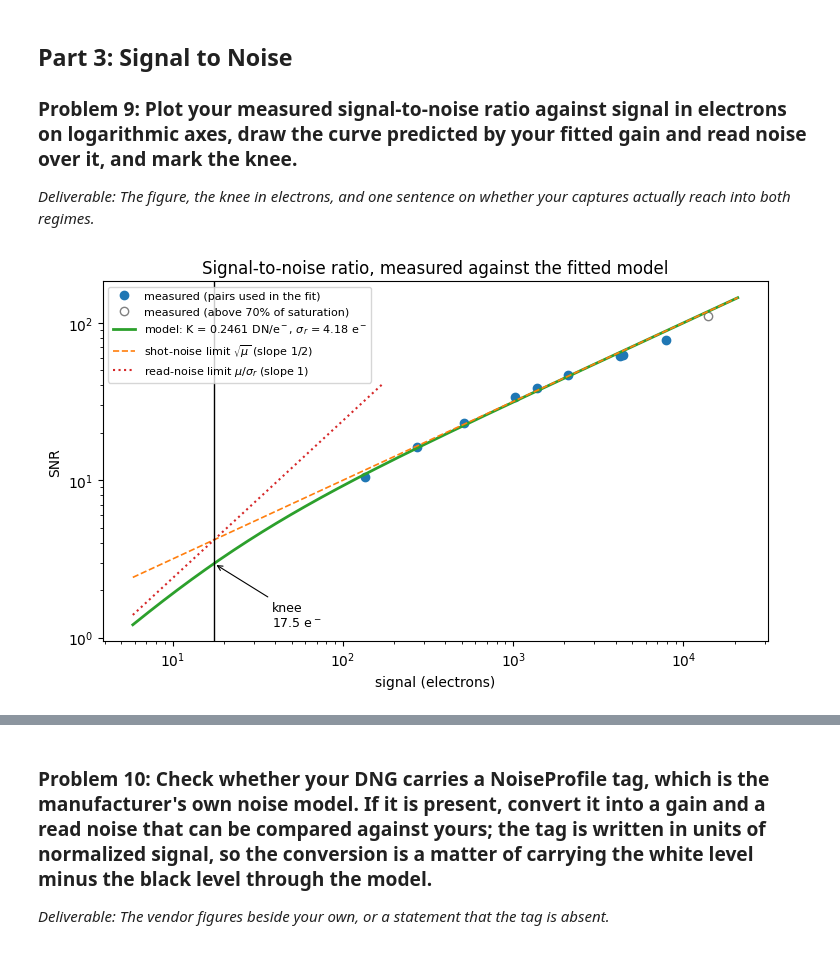
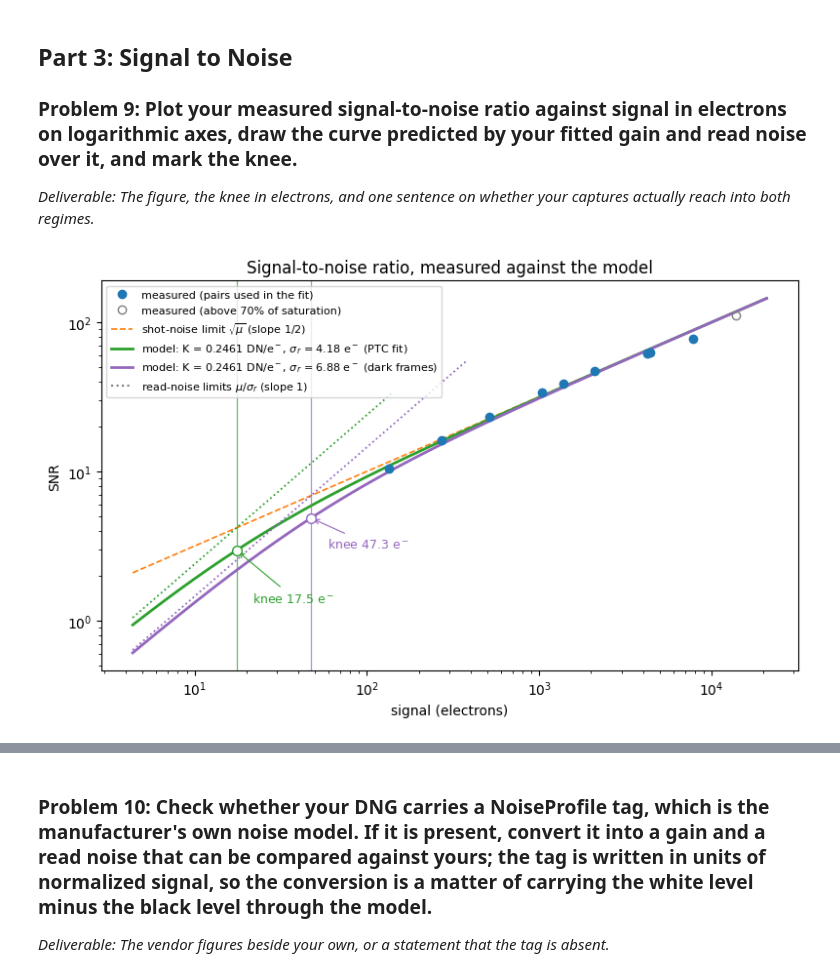
Before and after one commit to Jon-Knapp/EE513, a Jupyter notebook: Project 1/Noise_and_Linear_Light.ipynb, the cells around one changed output, grey strips where cells are left out. Drawn from its saved outputs; the diff is of its cells as text; code cells hidden in the pictures.

```diff
--- a/Project 1/Noise_and_Linear_Light.ipynb
+++ b/Project 1/Noise_and_Linear_Light.ipynb
@@ -1067,52 +1069,67 @@ The variance-turnover cross-check is not available here. The brightest pair (96%
 ### Problem 9: Plot your measured signal-to-noise ratio against signal in electrons on logarithmic axes, draw the curve predicted by your fitted gain and read noise over it, and mark the knee.
 _Deliverable: The figure, the knee in electrons, and one sentence on whether your captures actually reach into both regimes._
 # %%
-K, R = ptc_fit["K"], ptc_fit["read"]
-knee_e = R**2                                   # shot variance = read variance here
+K = ptc_fit["K"]
+R_fit = ptc_fit["read"]          # read noise from the PTC fit: the model this item asks for
+R_dark = read_dark_e             # read noise from the dark frames (item 6 cross-check, used in item 8)
+knee_fit, knee_dark = R_fit**2, R_dark**2     # the knee: shot variance mu equals read variance sigma_r^2
 
-snr_df = ptc_df[["pair", "exposure", "mean_DN", "variance_DN2"]].copy()
+
+def snr_model(mu, read):
+    return mu / np.sqrt(mu + read**2)
+
+
+snr_df = ptc_df[["pair", "sheets", "exposure", "mean_DN", "variance_DN2"]].copy()
 snr_df = snr_df[(snr_df.mean_DN > 0) & (snr_df.variance_DN2 > 0)]
 snr_df["signal_e"] = snr_df.mean_DN / K
 snr_df["snr_measured"] = snr_df.mean_DN / np.sqrt(snr_df.variance_DN2)
-snr_df["snr_model"] = snr_df.signal_e / np.sqrt(snr_df.signal_e + R**2)
+snr_df["snr_model_fit"] = snr_model(snr_df.signal_e, R_fit)
+snr_df["snr_model_dark"] = snr_model(snr_df.signal_e, R_dark)
 snr_df["in_fit"] = snr_df.mean_DN < 0.70 * FULL_SCALE
-snr_df["regime"] = np.where(snr_df.signal_e < knee_e, "read-noise", "shot-noise")
 
-mu = np.geomspace(min(snr_df.signal_e.min(), knee_e) / 3, snr_df.signal_e.max() * 1.5, 300)
-mu_low = mu[mu < 10 * knee_e]                   # draw the read-noise asymptote only near the knee
+mu = np.geomspace(min(knee_fit, knee_dark) / 4, snr_df.signal_e.max() * 1.5, 300)
 
-fig, ax = plt.subplots(figsize=(7.5, 4.6))
+fig, ax = plt.subplots(figsize=(8, 5))
 fit_pts, out_pts = snr_df[snr_df.in_fit], snr_df[~snr_df.in_fit]
-ax.loglog(fit_pts.signal_e, fit_pts.snr_measured, "o", ms=6, color="tab:blue",
+ax.loglog(fit_pts.signal_e, fit_pts.snr_measured, "o", ms=6, color="tab:blue", zorder=4,
           label="measured (pairs used in the fit)")
 if len(out_pts):
-    ax.loglog(out_pts.signal_e, out_pts.snr_measured, "o", ms=6, mfc="none", color="gray",
+    ax.loglog(out_pts.signal_e, out_pts.snr_measured, "o", ms=6, mfc="none", color="gray", zorder=4,
               label="measured (above 70% of saturation)")
-ax.loglog(mu, mu / np.sqrt(mu + R**2), "-", lw=2, color="tab:green",
-          label=f"model: K = {K:.4f} DN/e$^-$, $\\sigma_r$ = {R:.2f} e$^-$")
 ax.loglog(mu, np.sqrt(mu), "--", lw=1.2, color="tab:orange",
           label=r"shot-noise limit $\sqrt{\mu}$ (slope 1/2)")
-ax.loglog(mu_low, mu_low / R, ":", lw=1.5, color="tab:red",
-          label=r"read-noise limit $\mu/\sigma_r$ (slope 1)")
-ax.axvline(knee_e, color="k", lw=1)
-ax.annotate(f"knee\n{knee_e:.1f} e$^-$", xy=(knee_e, knee_e / np.sqrt(2 * knee_e)),
-            xytext=(knee_e * 2.2, knee_e / np.sqrt(2 * knee_e) / 2.5), fontsize=9,
-            arrowprops=dict(arrowstyle="->", lw=0.8))
+for read, knee, color, name, dy in ((R_fit, knee_fit, "tab:green", "PTC fit", -38),
+                                    (R_dark, knee_dark, "tab:purple", "dark frames", -22)):
+    ax.loglog(mu, snr_model(mu, read), "-", lw=2, color=color,
+              label=f"model: K = {K:.4f} DN/e$^-$, $\\sigma_r$ = {read:.2f} e$^-$ ({name})")
+    near = mu[mu < 8 * knee]
+    ax.loglog(near, near / read, ":", lw=1.3, color=color)          # read-noise limit, slope 1
+    ax.axvline(knee, color=color, lw=0.9, alpha=0.7)
+    ax.plot(knee, np.sqrt(knee / 2), "o", ms=7, mfc="white", color=color, zorder=5)  # SNR = sqrt(mu/2)
+    ax.annotate(f"knee {knee:.1f} e$^-$", xy=(knee, np.sqrt(knee / 2)), xytext=(12, dy),
+                textcoords="offset points", fontsize=9, color=color,
+                arrowprops=dict(arrowstyle="->", lw=0.8, color=color))
+ax.plot([], [], ":", color="gray", label=r"read-noise limits $\mu/\sigma_r$ (slope 1)")
 ax.set_xlabel("signal (electrons)")
 ax.set_ylabel("SNR")
-ax.set_title("Signal-to-noise ratio, measured against the fitted model")
+ax.set_title("Signal-to-noise ratio, measured against the model")
 ax.legend(fontsize=8, loc="upper left")
 fig.tight_layout()
 fig.savefig("hw3_item9_snr.png", dpi=150, bbox_inches="tight")
 plt.show()
 
-rel_err = (snr_df.snr_measured - snr_df.snr_model) / snr_df.snr_model
-counts = snr_df.regime.value_counts()
-print(f"Knee: mu = sigma_r^2 = {knee_e:.1f} e-  ({knee_e * K:.2f} DN above black)")
-print(f"Signal range measured: {snr_df.signal_e.min():.1f} to {snr_df.signal_e.max():,.0f} e-")
-print(f"Pairs below the knee (read-noise regime): {counts.get('read-noise', 0)}; "
-      f"above (shot-noise regime): {counts.get('shot-noise', 0)}")
-print(f"Median |measured - model| / model: {100 * np.median(np.abs(rel_err[snr_df.in_fit])):.1f}% "
-      f"over the fitted pairs")
+darkest = snr_df.iloc[snr_df.signal_e.argmin()]
+print(f"Knee, PTC-fit read noise:    mu = sigma_r^2 = {knee_fit:.1f} e-  ({knee_fit * K:.1f} DN above black)")
+print(f"Knee, dark-frame read noise: mu = sigma_r^2 = {knee_dark:.1f} e-  ({knee_dark * K:.1f} DN above black)")
+print(f"Signal range measured: {snr_df.signal_e.min():.0f} to {snr_df.signal_e.max():,.0f} e-; "
+      f"darkest pair is {darkest.signal_e / knee_dark:.1f}x the higher knee")
+print(f"Pairs below the knee (read-noise regime): {(snr_df.signal_e < max(knee_fit, knee_dark)).sum()} "
+      f"of {len(snr_df)}")
+print(f"Darkest pair: SNR {darkest.snr_measured:.2f} measured, {np.sqrt(darkest.signal_e):.2f} for pure "
+      f"shot noise, {darkest.snr_model_fit:.2f} / {darkest.snr_model_dark:.2f} for the fit / dark-frame model")
+for col, name in (("snr_model_fit", "PTC-fit"), ("snr_model_dark", "dark-frame")):
+    err = (snr_df.snr_measured - snr_df[col]) / snr_df[col]
+    print(f"Median |measured - model| / model, {name} read noise: "
+          f"{100 * np.median(np.abs(err[snr_df.in_fit])):.1f}% over the fitted pairs")
 # %% [output]
-[figure, old version]
+[figure, new version]
```
Also changed, not shown: parts of 12 cells of this notebook, 2 other files.
